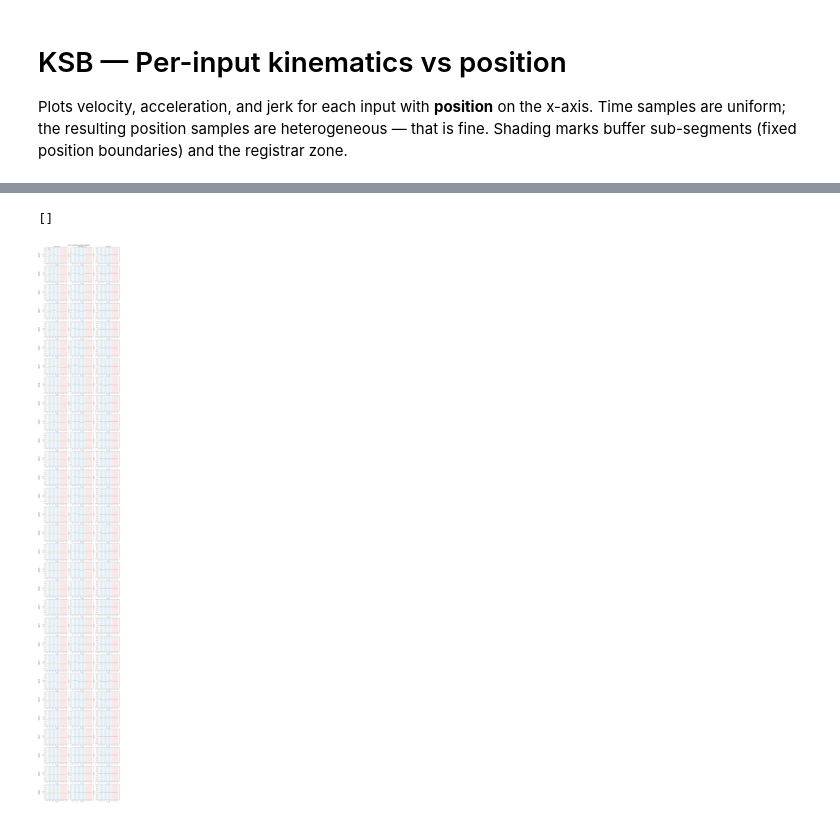
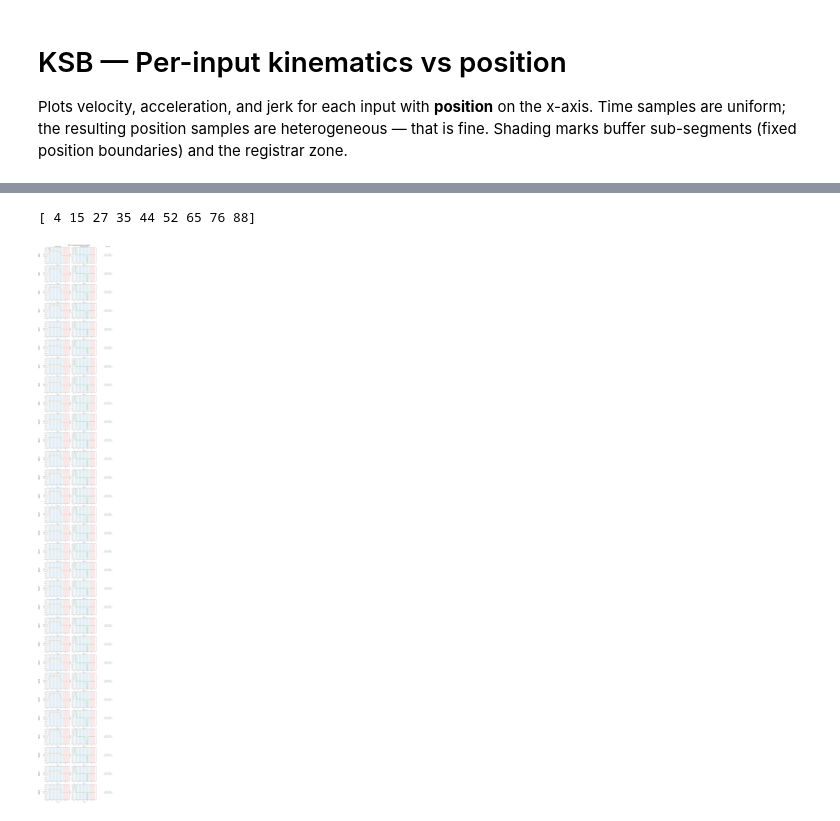
Before and after one commit to JvPost/Portfolio, a Jupyter notebook: ksb/notebooks/plot_inputs_vs_position.ipynb, the cells around one changed output, grey strips where cells are left out. Saved outputs shown, nothing was run; the diff lists cells and outputs as text; code cells hidden in the pictures.

```diff
--- a/ksb/notebooks/plot_inputs_vs_position.ipynb
+++ b/ksb/notebooks/plot_inputs_vs_position.ipynb
@@ -45,12 +45,12 @@ cfg
 # %%
 sim = KSBSimulation(cfg=cfg)
 result = sim.run(seed=42, skip_pair_records=True)
-print(result.skip_indices)
+print(result.skip_indices + 1)
 # %% [output]
-[]
+[ 4 15 27 35 44 52 65 76 88]
 # %%
 N        = 30
-i_start  = 50
+i_start  = 0
 n_samples = 500
 
 Vmax        = float(cfg.get('Vmax', 3.0))
@@ -126,31 +126,31 @@ for i in range(N):
 
     # col 1 — acceleration
     axes[i, 1].plot(pos, states[A], color='C2')
     _shade(axes[i, 1])
     axes[i, 1].set_xlabel('p (m)')
     axes[i, 1].set_ylabel('a (m/s²)')
     axes[i, 1].set_ylim(-1.05*Amax, 1.05*Amax)
 
     # col 2 — jerk
     if jerk is not None:
         axes[i, 2].plot(pos, jerk, color='C3')
         _shade(axes[i, 2])
         axes[i, 2].set_xlabel('p (m)')
         axes[i, 2].set_ylabel('j (m/s³)')
         axes[i, 2].set_ylim(-jmax * 1.05, jmax * 1.05)
     else:
         axes[i, 2].axis('off')
         axes[i, 2].text(
             0.5, 0.5,
             'Jerk not available\n(segment type has no\nanalytical jerk method)',
             ha='center', va='center',
             transform=axes[i, 2].transAxes,
             fontsize=9, color='gray',
         )
 
     if i == 0:
         axes[i, 0].legend(fontsize=7, loc='upper left')
 
 plt.show()
 # %% [output]
-[figure, old version]
+[figure, new version]
```
Also changed, not shown: parts of 1 cell of this notebook, 4 other files.
